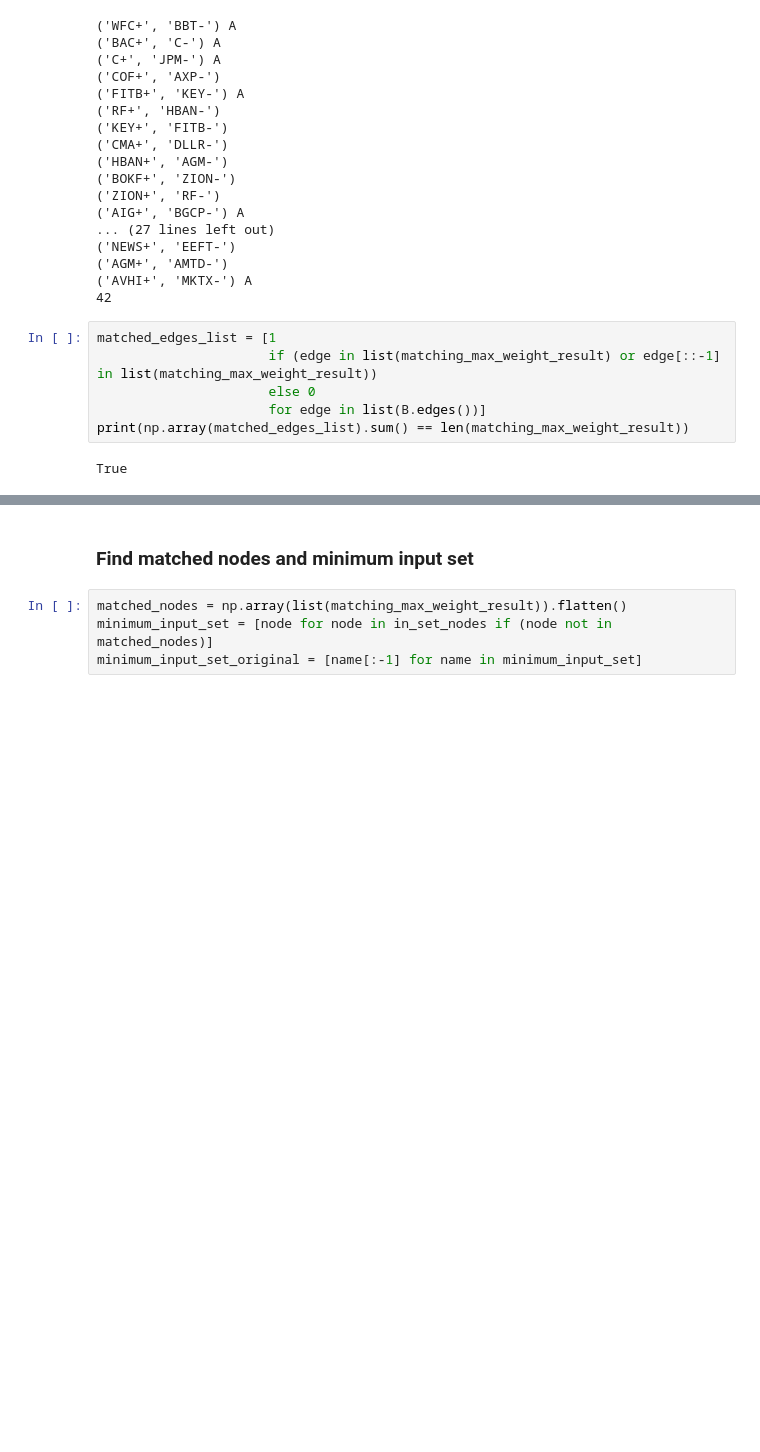
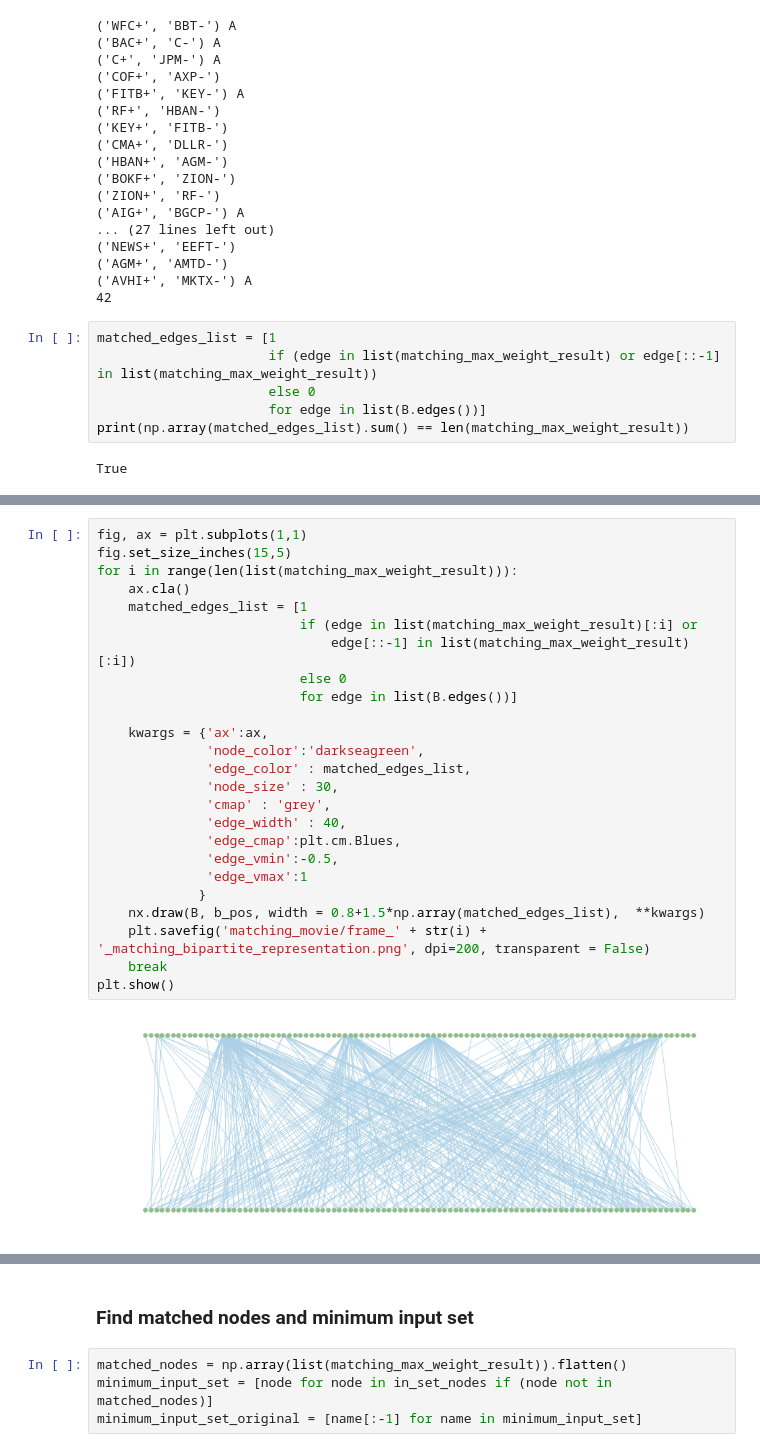
Before and after one commit to ANGELMAN-J/Network-Games-and-Mechanism-Design-SS19, a Jupyter notebook: Controllability of Financial Networks - Minimum Input Set.ipynb, the cells around one changed output, grey strips where cells are left out. Cells and saved outputs as stored; diff of their text form; blank space fills up the shorter version.

Commit message:
Added matching movie

```diff
--- a/Controllability of Financial Networks - Minimum Input Set.ipynb
+++ b/Controllability of Financial Networks - Minimum Input Set.ipynb
@@ -256,3 +260,30 @@ plt.savefig('matching_bipartite_representation_transparent.png', dpi=200, transp
 plt.show()
 # %% [output]
 [figure]
+# %%
+fig, ax = plt.subplots(1,1)
+fig.set_size_inches(15,5)
+for i in range(len(list(matching_max_weight_result))):
+    ax.cla()
+    matched_edges_list = [1
+                          if (edge in list(matching_max_weight_result)[:i] or
+                              edge[::-1] in list(matching_max_weight_result)[:i])
+                          else 0
+                          for edge in list(B.edges())]
+
+    kwargs = {'ax':ax,
+              'node_color':'darkseagreen',
+              'edge_color' : matched_edges_list,
+              'node_size' : 30,
+              'cmap' : 'grey',
+              'edge_width' : 40,
+              'edge_cmap':plt.cm.Blues,
+              'edge_vmin':-0.5,
+              'edge_vmax':1
+             }
+    nx.draw(B, b_pos, width = 0.8+1.5*np.array(matched_edges_list),  **kwargs)
+    plt.savefig('matching_movie/frame_' + str(i) + '_matching_bipartite_representation.png', dpi=200, transparent = False)
+    break
+plt.show()
+# %% [output]
+[figure, added]
```
Also changed, not shown: parts of 3 cells of this notebook, 43 other files.
